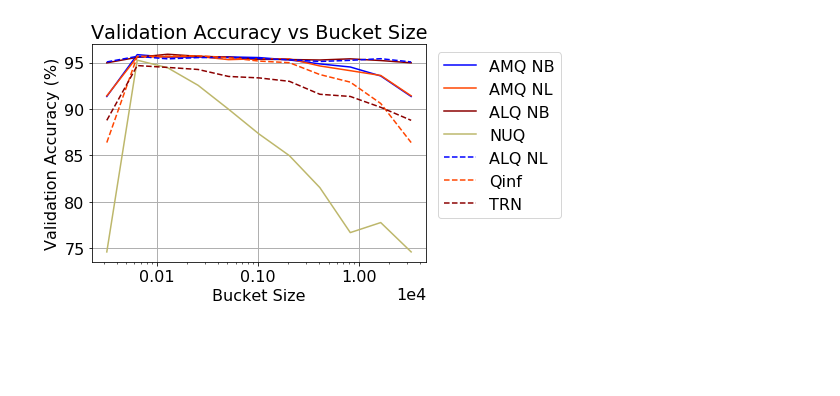
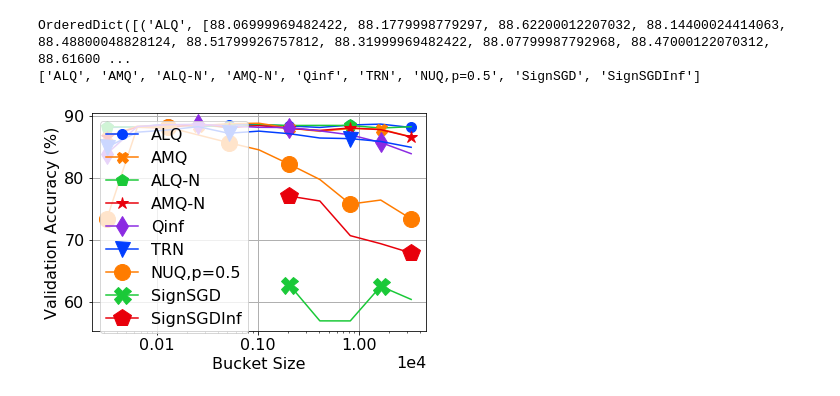
Before and after one commit to Tabrizian/learning-to-quantize, a Jupyter notebook: notebooks/figs_acc.ipynb, the cells around one changed output. Drawn from its saved outputs; the diff is of its cells as text; code cells hidden in the pictures; blank space fills up the shorter version.

```diff
--- a/notebooks/figs_acc.ipynb
+++ b/notebooks/figs_acc.ipynb
@@ -65,6 +190,19 @@ for bucket_size in bucket_sizes:
+# %%
+reformed_accuracies_sgi = format_accuracies(accuracies_sgi, tag)
+reformed_accuracies_sg = format_accuracies(accuracies_sg, tag)
+# %%
+trimmed_accuracies_sgi = trim_name('SignSGDInf', reformed_accuracies_sgi, pad=6)
+trimmed_accuracies_sg = trim_name('SignSGD', reformed_accuracies_sg, pad=6)
+# %%
+reformed_accuracies_bs = format_accuracies(accuracies_bs, tag)
+# %%
+reformed_accuracies_bs['SignSGD'] = trimmed_accuracies_sg['SignSGD']
+reformed_accuracies_bs['SignSGDInf'] = trimmed_accuracies_sgi['SignSGDInf']
 # %%
-reformed_accuracies_bs = format_accuracies(accuracies_bs)
+bucket_sizes = ['32', '64', '128', '256', '512', '1024', '2048', '4096', '8192', '16384', '32768']
 bucket_sizes = list(map(int, bucket_sizes))
-plot_accuracies(reformed_accuracies_bs, bucket_sizes, 'bucket-size-v.pdf', xtitle='Bucket Size', ytitle=ytitle)
+plot_accuracies(reformed_accuracies_bs, bucket_sizes, 'bucket-size-t.pdf', xtitle='Bucket Size', ytitle=ytitle)
 # %% [output]
+OrderedDict([('ALQ', [88.06999969482422, 88.1779998779297, 88.62200012207032, 88.14400024414063, 88.48800048828124, 88.51799926757812, 88.31999969482422, 88.07799987792968, 88.47000122070312, 88.61600 ...
+['ALQ', 'AMQ', 'ALQ-N', 'AMQ-N', 'Qinf', 'TRN', 'NUQ,p=0.5', 'SignSGD', 'SignSGDInf']
-[figure, old version]
+[figure, new version]
```
Also changed, not shown: parts of 12 cells of this notebook, 2 other files.
